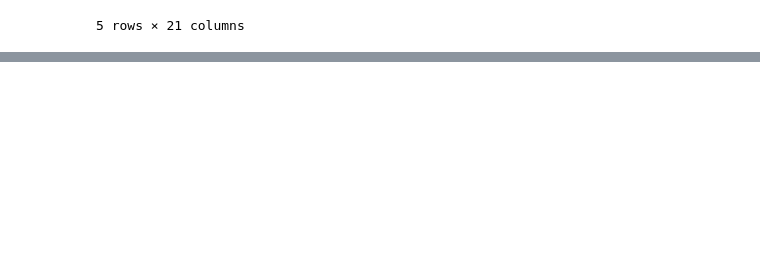
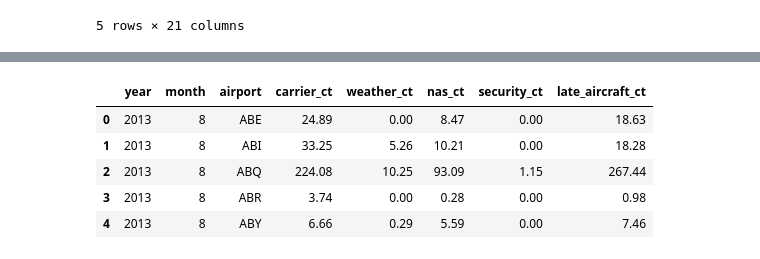
Before and after one commit to lingyuehao/Data_Dawgs, a Jupyter notebook: Data-Dawgs.ipynb, the cells around one changed output, grey strips where cells are left out. Saved outputs shown, nothing was run; the diff lists cells and outputs as text; code cells hidden in the pictures; blank space fills up the shorter version.

```diff
--- a/Data-Dawgs.ipynb
+++ b/Data-Dawgs.ipynb
@@ -46,0 +192,10 @@ Name: 0, dtype: object
+# %%
+combined_data = data.groupby(['year', 'month', 'airport'])[['carrier_ct', 'weather_ct', 'nas_ct', 'security_ct', 'late_aircraft_ct']].sum().reset_index()
+combined_data.head()
+# %% [output]
+|  | year | month | airport | carrier_ct | weather_ct | nas_ct | security_ct | late_aircraft_ct |
+| 0 | 2013 | 8 | ABE | 24.89 | 0.00 | 8.47 | 0.00 | 18.63 |
+| 1 | 2013 | 8 | ABI | 33.25 | 5.26 | 10.21 | 0.00 | 18.28 |
+| 2 | 2013 | 8 | ABQ | 224.08 | 10.25 | 93.09 | 1.15 | 267.44 |
+| 3 | 2013 | 8 | ABR | 3.74 | 0.00 | 0.28 | 0.00 | 0.98 |
+| 4 | 2013 | 8 | ABY | 6.66 | 0.29 | 5.59 | 0.00 | 7.46 |
```
Also changed, not shown: parts of 13 cells of this notebook.
